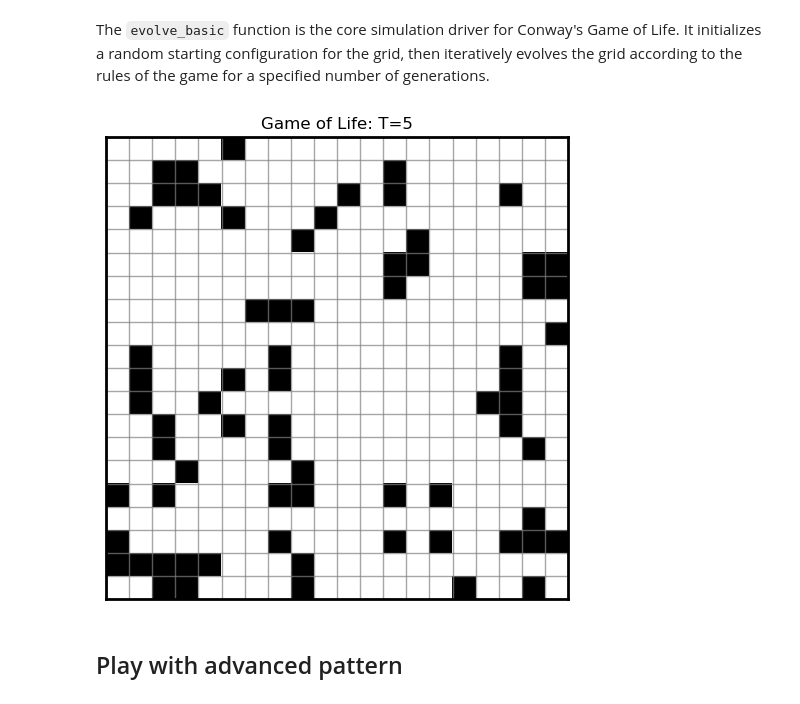
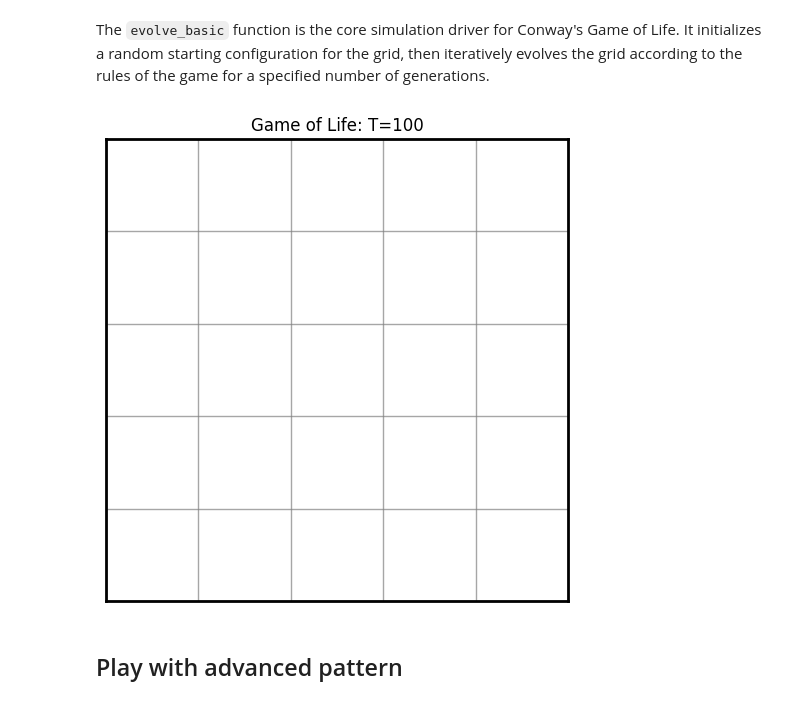
Before and after one commit to nicolomeneguzzo/LCP_project_GameofLife, a Jupyter notebook: Progetto_2022.ipynb, the cells around one changed output. Cells and saved outputs as stored; diff of their text form; code cells hidden in the pictures.

```diff
--- a/Progetto_2022.ipynb
+++ b/Progetto_2022.ipynb
@@ -103,9 +103,9 @@ def evolve_basic(length, T):
 # %%
 # Length = dimension of the grid
 # T = time steps
-evolve_basic(length=20, T=5)
+evolve_basic(length=5, T=100)
 # %% [output]
-[figure, old version]
+[figure, new version]
 # %% [markdown]
 ## Play with advanced pattern
 # %% [markdown]
```
Also changed, not shown: 1 other file.
